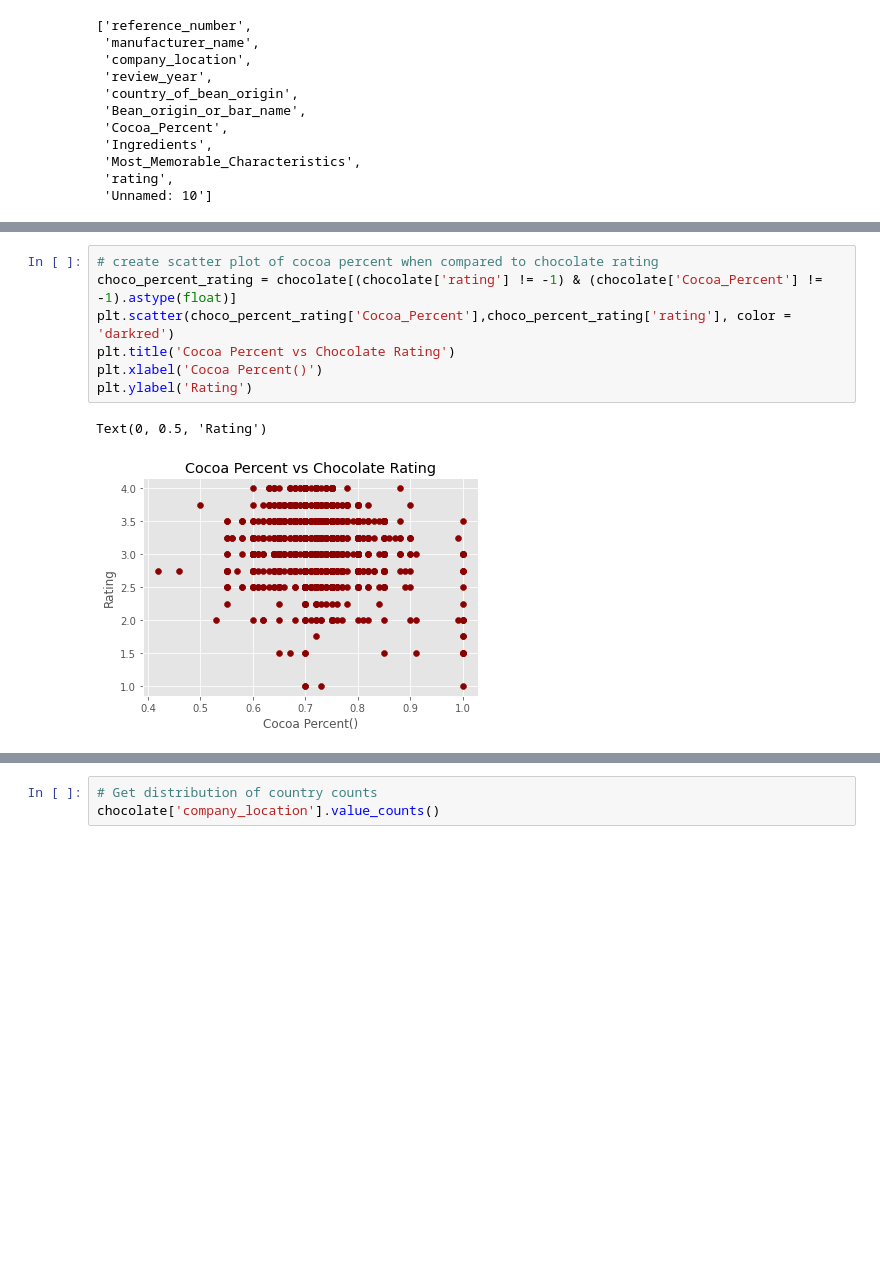
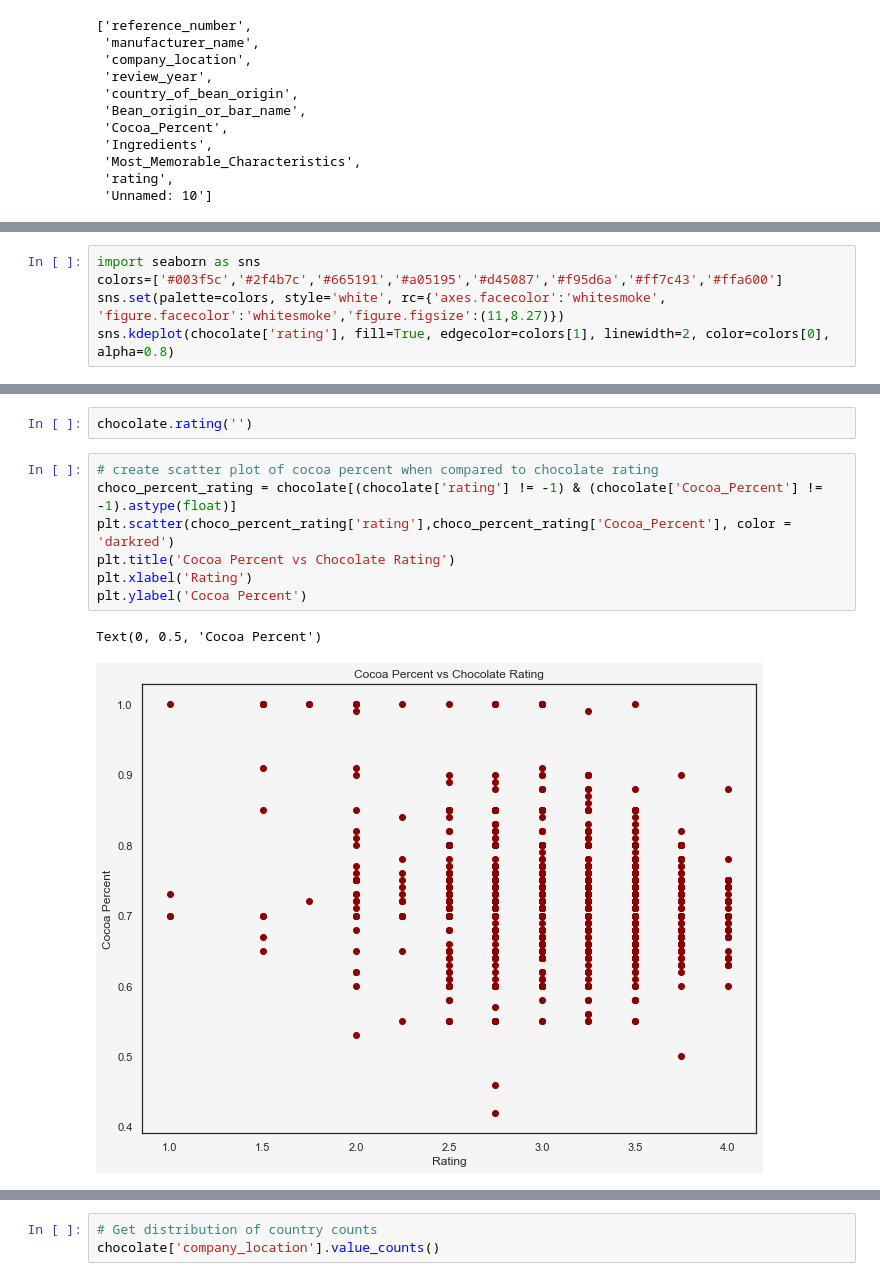
Before and after one commit to raunakp777/Web-Scraping-project---NYC-Data-Science, a Jupyter notebook: PYProject1.ipynb, the cells around one changed output, grey strips where cells are left out. Saved outputs shown, nothing was run; the diff lists cells and outputs as text; blank space fills up the shorter version.

```diff
--- a/PYProject1.ipynb
+++ b/PYProject1.ipynb
@@ -77,3 +77,8 @@ Name: reference_number, Length: 630, dtype: int64
 4.00    112
 Name: rating, dtype: int64
 Series([], Name: Unnamed: 10, dtype: int64)
+# %%
+import seaborn as sns
+colors=['#003f5c','#2f4b7c','#665191','#a05195','#d45087','#f95d6a','#ff7c43','#ffa600']
+sns.set(palette=colors, style='white', rc={'axes.facecolor':'whitesmoke', 'figure.facecolor':'whitesmoke','figure.figsize':(11,8.27)})
+sns.kdeplot(chocolate['rating'], fill=True, edgecolor=colors[1], linewidth=2, color=colors[0], alpha=0.8)
@@ -80,10 +100,12 @@ Series([], Name: Unnamed: 10, dtype: int64)
+# %%
+chocolate.rating('')
 # %%
 # create scatter plot of cocoa percent when compared to chocolate rating
 choco_percent_rating = chocolate[(chocolate['rating'] != -1) & (chocolate['Cocoa_Percent'] != -1).astype(float)]
-plt.scatter(choco_percent_rating['Cocoa_Percent'],choco_percent_rating['rating'], color = 'darkred')
+plt.scatter(choco_percent_rating['rating'],choco_percent_rating['Cocoa_Percent'], color = 'darkred')
 plt.title('Cocoa Percent vs Chocolate Rating')
-plt.xlabel('Cocoa Percent()')
-plt.ylabel('Rating')
+plt.xlabel('Rating')
+plt.ylabel('Cocoa Percent')
 # %% [output]
-Text(0, 0.5, 'Rating')
+Text(0, 0.5, 'Cocoa Percent')
-[figure, old version]
+[figure, new version]
```
Also changed, not shown: parts of 8 cells of this notebook.
